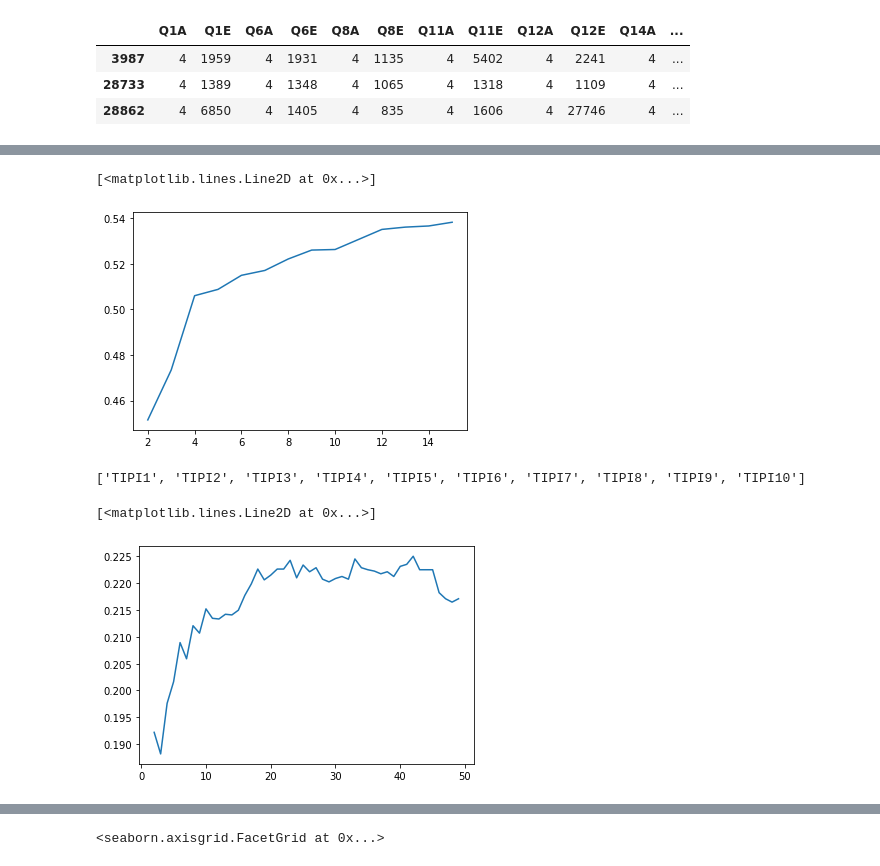
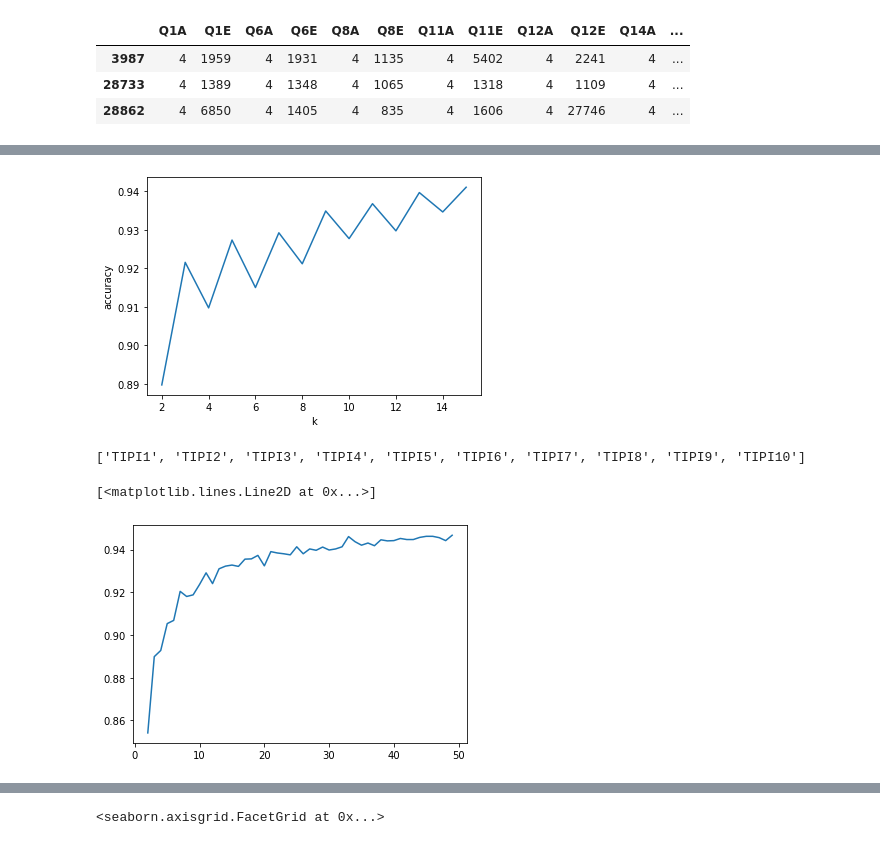
Before and after one commit to youssef02/ML-and-PR-, a Jupyter notebook: Code.ipynb, the cells around one changed output, grey strips where cells are left out. Saved outputs shown, nothing was run; the diff lists cells and outputs as text; code cells hidden in the pictures.

Commit message:
finally i got the accuracy from 0.2 to 0.9
Forgot to shuffle the data,

```diff
--- a/Code.ipynb
+++ b/Code.ipynb
@@ -123,8 +126,11 @@ for i in df.columns:
         columns_QA.append(i)
 
 
-print(columns_QA)
+
+
 
 df["sum"] = df[columns_QA].sum(axis=1)
+columns_QA.append("sum")
+print(columns_QA)
 df.head()
 # %% [output]
@@ -145,0 +164,20 @@ df.sort_values(by=['sum'], ascending=False).head(n=3)
+# %%
+#from https://www.psytoolkit.org/survey-library/depression-anxiety-stress-dass.html
+#if sum is less than 14 then it is 0
+#if sum is between 15 and 18 then it is 1
+#if sum is between 19 and 25 then it is 2
+#if sum is between 26 and 33 then it is 3
+#if it more than 33 then it is 4
+for i in range(len(df_QA)):
+    if df_QA.iloc[i, -1] < 14:
+        df_QA.iloc[i, -1] = 0
+    elif df_QA.iloc[i, -1] < 19:
+        df_QA.iloc[i, -1] = 1
+    elif df_QA.iloc[i, -1] < 26:
+        df_QA.iloc[i, -1] = 2
+    elif df_QA.iloc[i, -1] < 33:
+        df_QA.iloc[i, -1] = 3
+    else:
+        df_QA.iloc[i, -1] = 4
+
+df_QA.head()
@@ -146,45 +221,49 @@ df.sort_values(by=['sum'], ascending=False).head(n=3)
 # %%
 #new dataframe where has only the columns that start with Q and end with A
-df_QA = df[columns_QA]
 
+
+#train test split
+#shuffle the data
+df_QA = df_QA.sample(frac=1).reset_index(drop=True)
 #train test split
 X_train, X_test, y_train, y_test = train_test_split(df_QA.iloc[:,:-1], df_QA.iloc[:,-1], test_size=0.2, random_state=0)
 
 #knn on df_QA
 from sklearn.neighbors import KNeighborsClassifier
 from sklearn.metrics import accuracy_score
 acclist_QA = []
 for i in range(2,16):
     knn = KNeighborsClassifier(n_neighbors=i)
     knn.fit(X_train, y_train)
     y_pred = knn.predict(X_test)
     acclist_QA.append(accuracy_score(y_test, y_pred))
 
 #plotting the accuracy
 plt.plot(range(2,16), acclist_QA)
 plt.xlabel('k')
 plt.ylabel('accuracy')
 plt.show()
 # %% [output]
-[<matplotlib.lines.Line2D at 0x...>]
-[figure, old version]
+[figure, new version]
 # %%
 #implement random forest on df_QA
 column_TIPI = []
 for i in df.columns:
     if i.startswith('TIPI'):
         column_TIPI.append(i)
+
 print(column_TIPI)
 df_TIPI = df[column_TIPI]
+
 #select colomns that start with TIPI
 from sklearn.ensemble import RandomForestClassifier
 from sklearn.metrics import accuracy_score
 #train test split
-X_train, X_test, y_train, y_test = train_test_split(df_TIPI.iloc[:,:-1], df_TIPI.iloc[:,-1], test_size=0.2, random_state=0)
+X_train, X_test, y_train, y_test = train_test_split(df_QA.iloc[:,:-1], df_QA.iloc[:,-1], test_size=0.2, random_state=0)
 
 acclist_QA = []
 for i in range(2,50):
-    rf = RandomForestClassifier(n_estimators=i, random_state=0)
+    rf = RandomForestClassifier(n_estimators=i)
     rf.fit(X_train, y_train)
     y_pred = rf.predict(X_test)
     acclist_QA.append(accuracy_score(y_test, y_pred))
@@ -193,4 +272,4 @@ plt.plot(range(2,50), acclist_QA)
 # %% [output]
 ['TIPI1', 'TIPI2', 'TIPI3', 'TIPI4', 'TIPI5', 'TIPI6', 'TIPI7', 'TIPI8', 'TIPI9', 'TIPI10']
 [<matplotlib.lines.Line2D at 0x...>]
-[figure, old version]
+[figure, new version]
```
Also changed, not shown: parts of 11 cells of this notebook, 4 other files.
